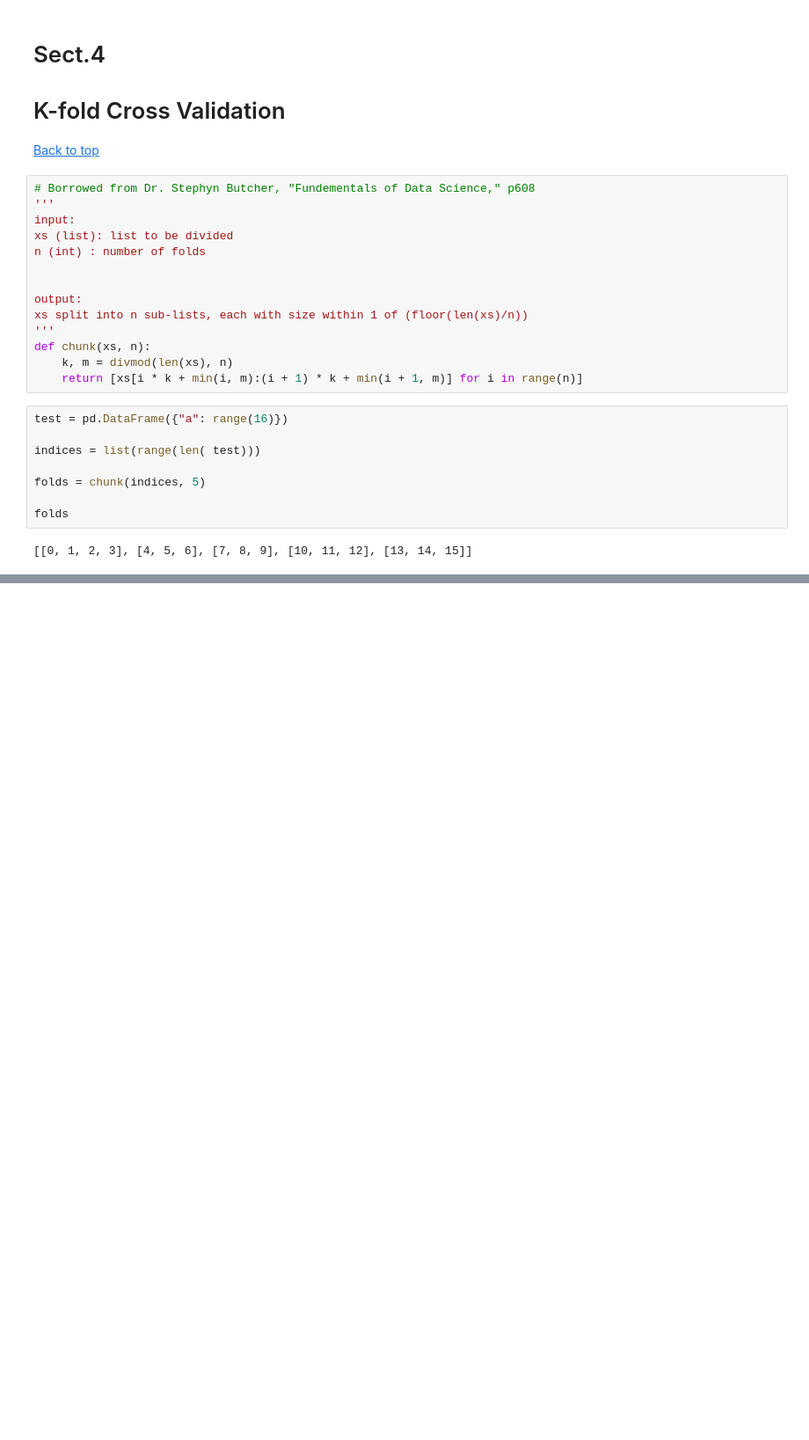
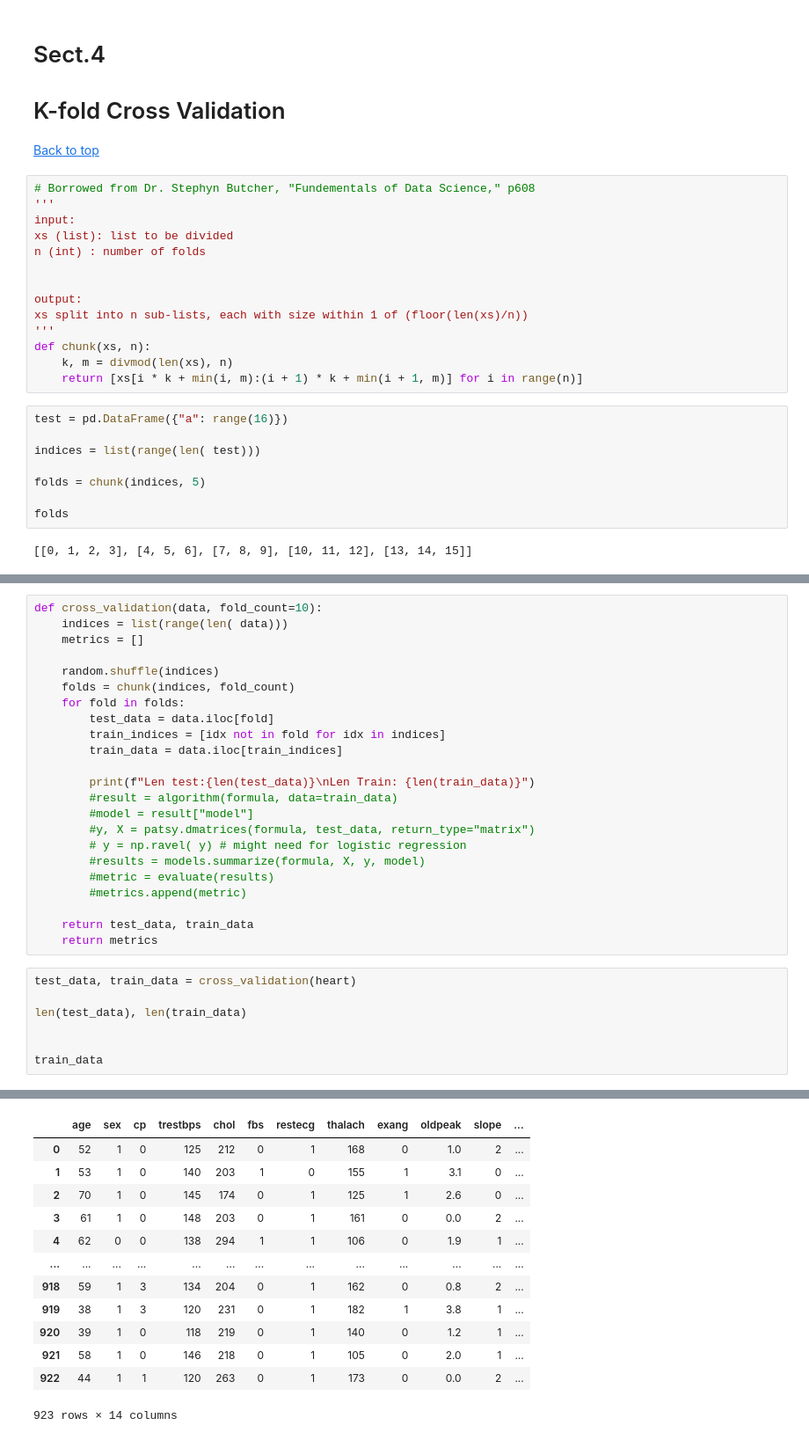
Before and after one commit to rsvpros/K-fold-CV-investigation, a Jupyter notebook: K-fold-CV.ipynb, the cells around one changed output, grey strips where cells are left out. Shown at 88% size. Cells and saved outputs as stored; diff of their text form; blank space fills up the shorter version.

Commit message:
K fold cross validation working without linreg

```diff
--- a/K-fold-CV.ipynb
+++ b/K-fold-CV.ipynb
@@ -644,0 +497,31 @@ def cross_validation(algorithm, formula, data, evaluate, fold_count=10, repetiti
+# %%
+def cross_validation(data, fold_count=10):
+    indices = list(range(len( data)))
+    metrics = []
+
+    random.shuffle(indices)
+    folds = chunk(indices, fold_count)
+    for fold in folds:
+        test_data = data.iloc[fold]
+        train_indices = [idx not in fold for idx in indices]
+        train_data = data.iloc[train_indices]
+
+        print(f"Len test:{len(test_data)}\nLen Train: {len(train_data)}")
+        #result = algorithm(formula, data=train_data)
+        #model = result["model"]
+        #y, X = patsy.dmatrices(formula, test_data, return_type="matrix")
+        # y = np.ravel( y) # might need for logistic regression
+        #results = models.summarize(formula, X, y, model)
+        #metric = evaluate(results)
+        #metrics.append(metric)
+
+    return test_data, train_data
+    return metrics
+# %%
+test_data, train_data = cross_validation(heart)
+
+len(test_data), len(train_data)
+
+
+train_data
+# %% [output]
@@ -644,0 +548,13 @@ def cross_validation(algorithm, formula, data, evaluate, fold_count=10, repetiti
+|  | age | sex | cp | trestbps | chol | fbs | restecg | thalach | exang | oldpeak | slope | ... |
+| 0 | 52 | 1 | 0 | 125 | 212 | 0 | 1 | 168 | 0 | 1.0 | 2 | ... |
+| 1 | 53 | 1 | 0 | 140 | 203 | 1 | 0 | 155 | 1 | 3.1 | 0 | ... |
+| 2 | 70 | 1 | 0 | 145 | 174 | 0 | 1 | 125 | 1 | 2.6 | 0 | ... |
+| 3 | 61 | 1 | 0 | 148 | 203 | 0 | 1 | 161 | 0 | 0.0 | 2 | ... |
+| 4 | 62 | 0 | 0 | 138 | 294 | 1 | 1 | 106 | 0 | 1.9 | 1 | ... |
+| ... | ... | ... | ... | ... | ... | ... | ... | ... | ... | ... | ... | ... |
+| 918 | 59 | 1 | 3 | 134 | 204 | 0 | 1 | 162 | 0 | 0.8 | 2 | ... |
+| 919 | 38 | 1 | 3 | 120 | 231 | 0 | 1 | 182 | 1 | 3.8 | 1 | ... |
+| 920 | 39 | 1 | 0 | 118 | 219 | 0 | 1 | 140 | 0 | 1.2 | 1 | ... |
+| 921 | 58 | 1 | 0 | 146 | 218 | 0 | 1 | 105 | 0 | 2.0 | 1 | ... |
+| 922 | 44 | 1 | 1 | 120 | 263 | 0 | 1 | 173 | 0 | 0.0 | 2 | ... |
+923 rows × 14 columns
```
Also changed, not shown: parts of 34 cells of this notebook.
